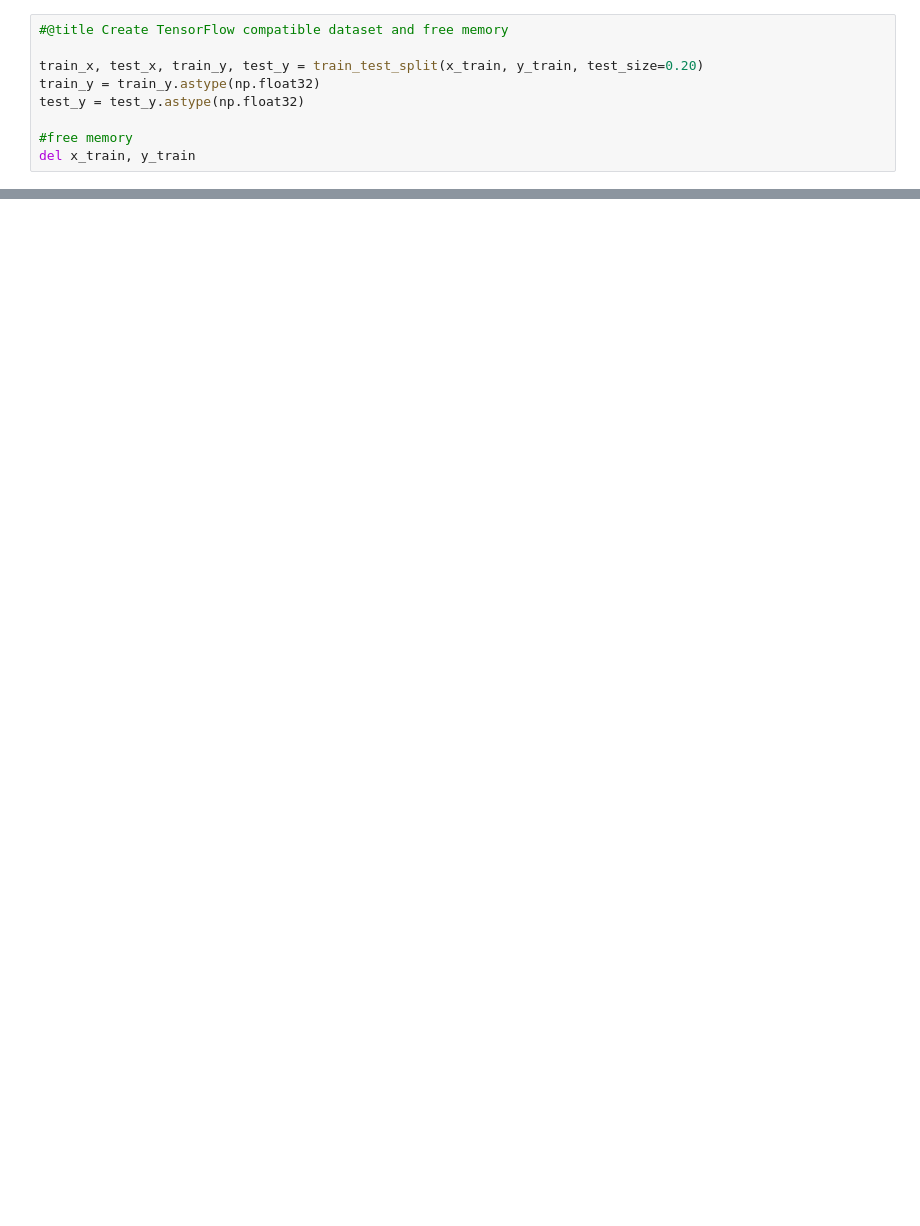
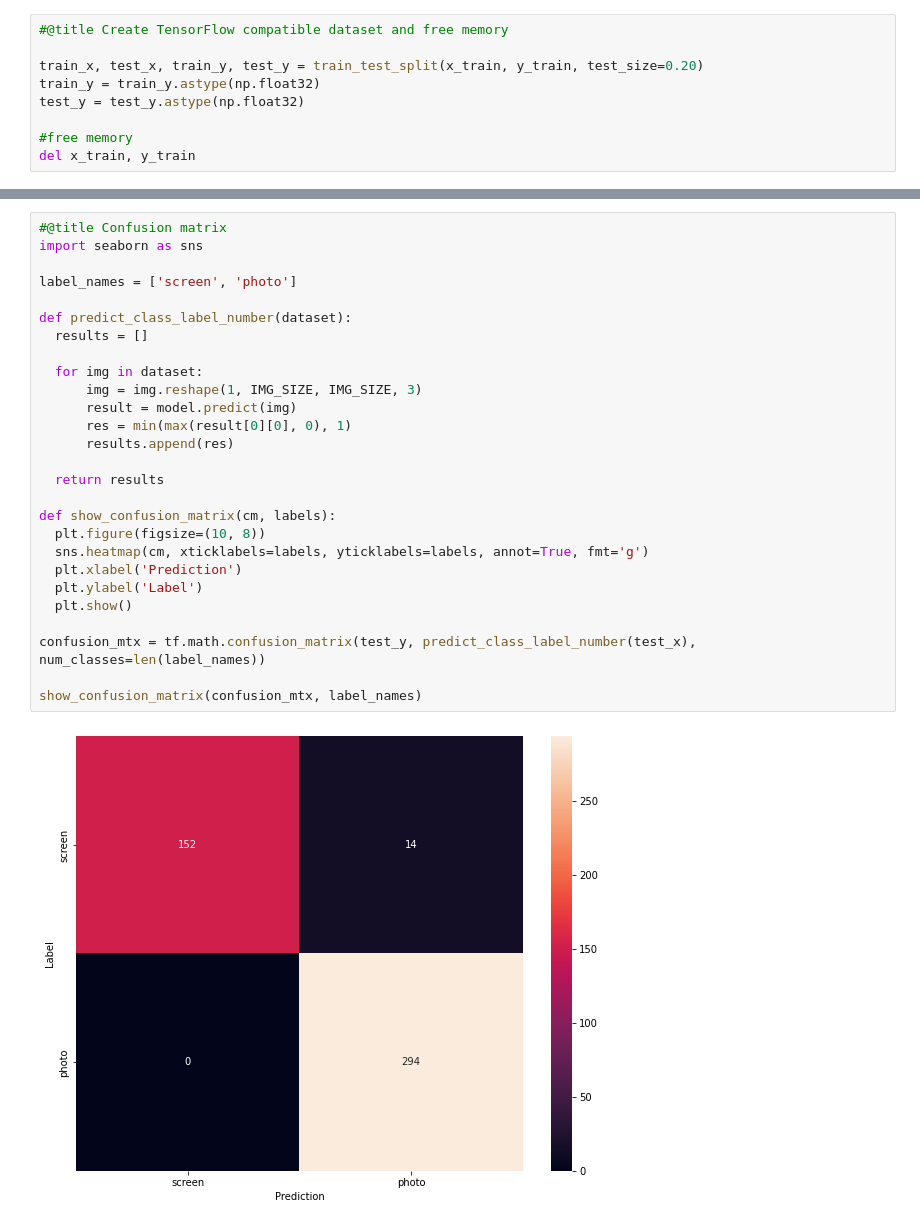
Before and after one commit to awitwicki/deep-learning-examples, a Jupyter notebook: image_photo_classifier.ipynb, the cells around one changed output, grey strips where cells are left out. Saved outputs shown, nothing was run; the diff lists cells and outputs as text; blank space fills up the shorter version.

```diff
--- a/image_photo_classifier.ipynb
+++ b/image_photo_classifier.ipynb
@@ -166,3 +170,32 @@ plt.show()
+# %%
+#@title Confusion matrix
+import seaborn as sns
+
+label_names = ['screen', 'photo']
+
+def predict_class_label_number(dataset):
+  results = []
+
+  for img in dataset:
+      img = img.reshape(1, IMG_SIZE, IMG_SIZE, 3)
+      result = model.predict(img)
+      res = min(max(result[0][0], 0), 1)
+      results.append(res)
+
+  return results
+
+def show_confusion_matrix(cm, labels):
+  plt.figure(figsize=(10, 8))
+  sns.heatmap(cm, xticklabels=labels, yticklabels=labels, annot=True, fmt='g')
+  plt.xlabel('Prediction')
+  plt.ylabel('Label')
+  plt.show()
+
+confusion_mtx = tf.math.confusion_matrix(test_y, predict_class_label_number(test_x), num_classes=len(label_names))
+
+show_confusion_matrix(confusion_mtx, label_names)
+# %% [output]
+[figure, added]
 # %%
 #@title Make 9 predictions
 indexes = np.random.choice(len(test_x), 29)
```
Also changed, not shown: parts of 9 cells of this notebook, 5 other files.
